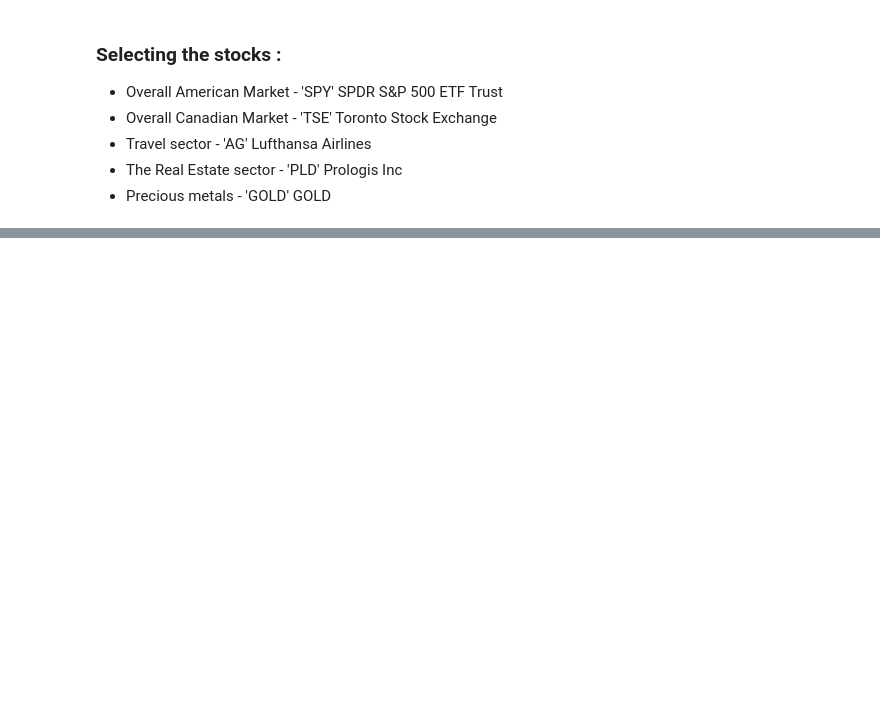
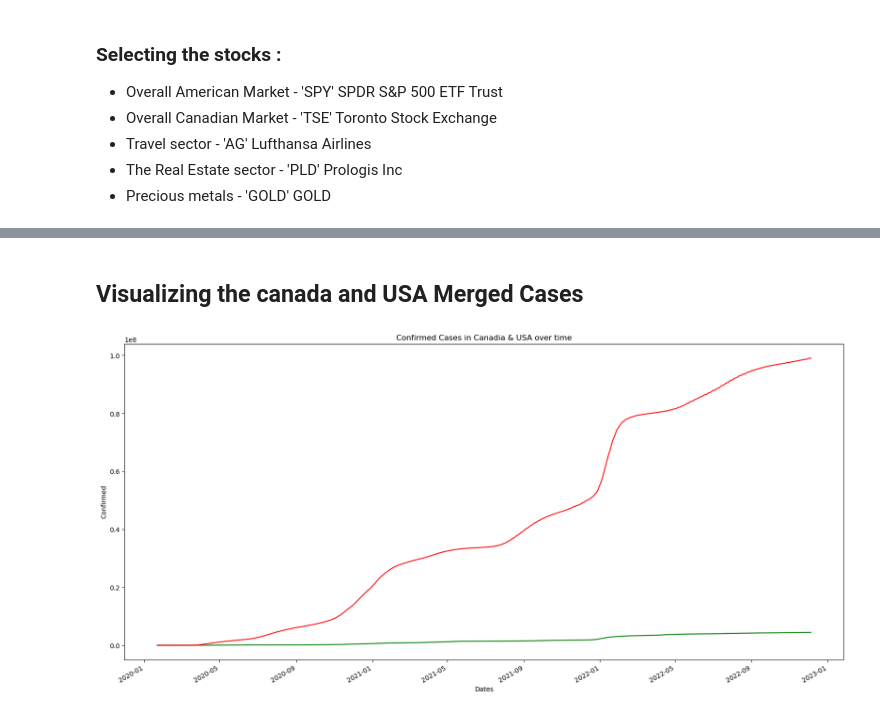
Before and after one commit to AIDA-Saskatchewan-polytechnic/Covid_impact_on_Stock-Market, a Jupyter notebook: Python_project_covid_Stock.ipynb, the cells around one changed output, grey strips where cells are left out. Saved outputs shown, nothing was run; the diff lists cells and outputs as text; code cells hidden in the pictures; blank space fills up the shorter version.

```diff
--- a/Python_project_covid_Stock.ipynb
+++ b/Python_project_covid_Stock.ipynb
@@ -226,0 +162,8 @@ monthly_df
+# %%
+final_df = final_df.T
+# %%
+final_df.reset_index(inplace=True)
+# %%
+final_df.columns = ['Date','Canada_Confirmed','Canada_Deaths','Usa_Confirmed','Usa_Deaths']
+final_df = final_df[1:]
+final_df['Date'] = pd.to_datetime(final_df['Date'])
@@ -264,15 +198,12 @@ def weekly(y):
 # %%
-stock = ['SPY','TSE','AG','PLD']#,'GOLD']
+stock = ['SPY','TSE','AG','PLD','GOLD']
+c = 0
 for tick in stock:
     data,meta_data = ts.get_daily_adjusted(symbol=tick, outputsize='full')
     data.reset_index(inplace=True)
     stock = data[['date','2. high','3. low']]
-    stock['date'] = pd.to_datetime(stock['date'])
-    hi = tick + '_h'
-    lo = tick + '_l'
-    li = ['date',hi,lo]
+    hi = tick + '_H'
+    lo = tick + '_L'
+    li = ['Date',hi,lo]
     stock.columns = li
-    stock['Year'] = stock['date'].dt.isocalendar().year
-    stock['Week'] = stock['date'].dt.isocalendar().week
-    stock['Month'] = stock['date'].dt.month
-    w = weekly(stock)
+    final_df = final_df.merge(stock,on = 'Date')
@@ -503,0 +226,24 @@ plt.show()
+# %% [markdown]
+## Visualizing the canada and USA Merged Cases
+# %%
+fig = plt.figure(figsize=(20,10))
+
+#fig,ax1=plt.subplots(1,1,figsize=(18,10))
+#L1,=ax1.plot(final_df['Date'],final_df['Canada_Confirmed'],color='green')
+#ax1.set_title("USA & Canada COVID-19 Confirmed Cases Trends", fontsize=22)
+x = final_df['Date']
+#ax3=ax1.twinx()
+#L3,=ax3.plot(final_df['Date'],final_df['Usa_Confirmed'],color='red')
+plt.plot(x, final_df['Canada_Confirmed'],'-g')
+plt.plot(x, final_df['Usa_Confirmed'],'-r')
+
+plt.title('Confirmed Cases in Canadia & USA over time')
+plt.xlabel('Dates')
+plt.ylabel('Confirmed')
+#plt.savefig
+fig.autofmt_xdate()
+
+
+plt.show()
+# %% [output]
+[figure, added]
```
Also changed, not shown: parts of 78 cells of this notebook.
